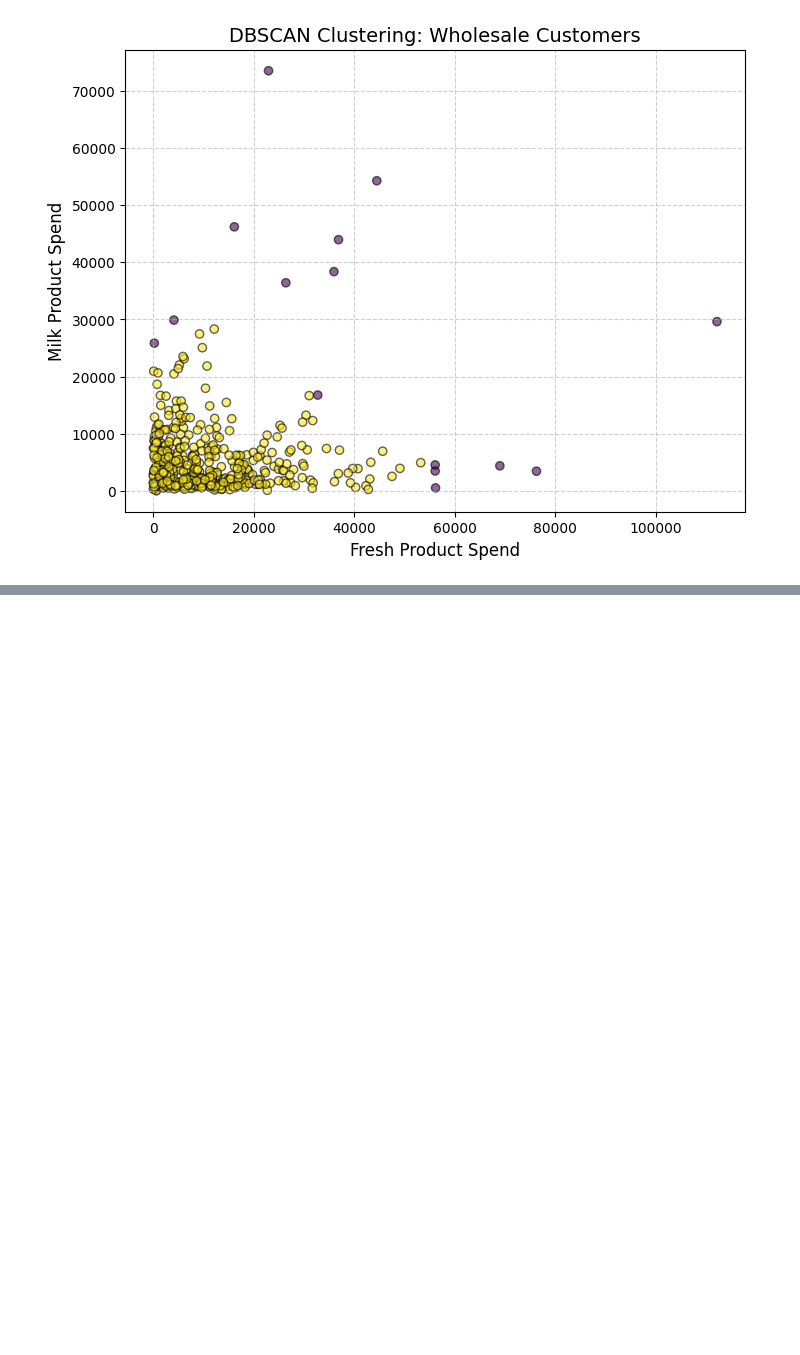
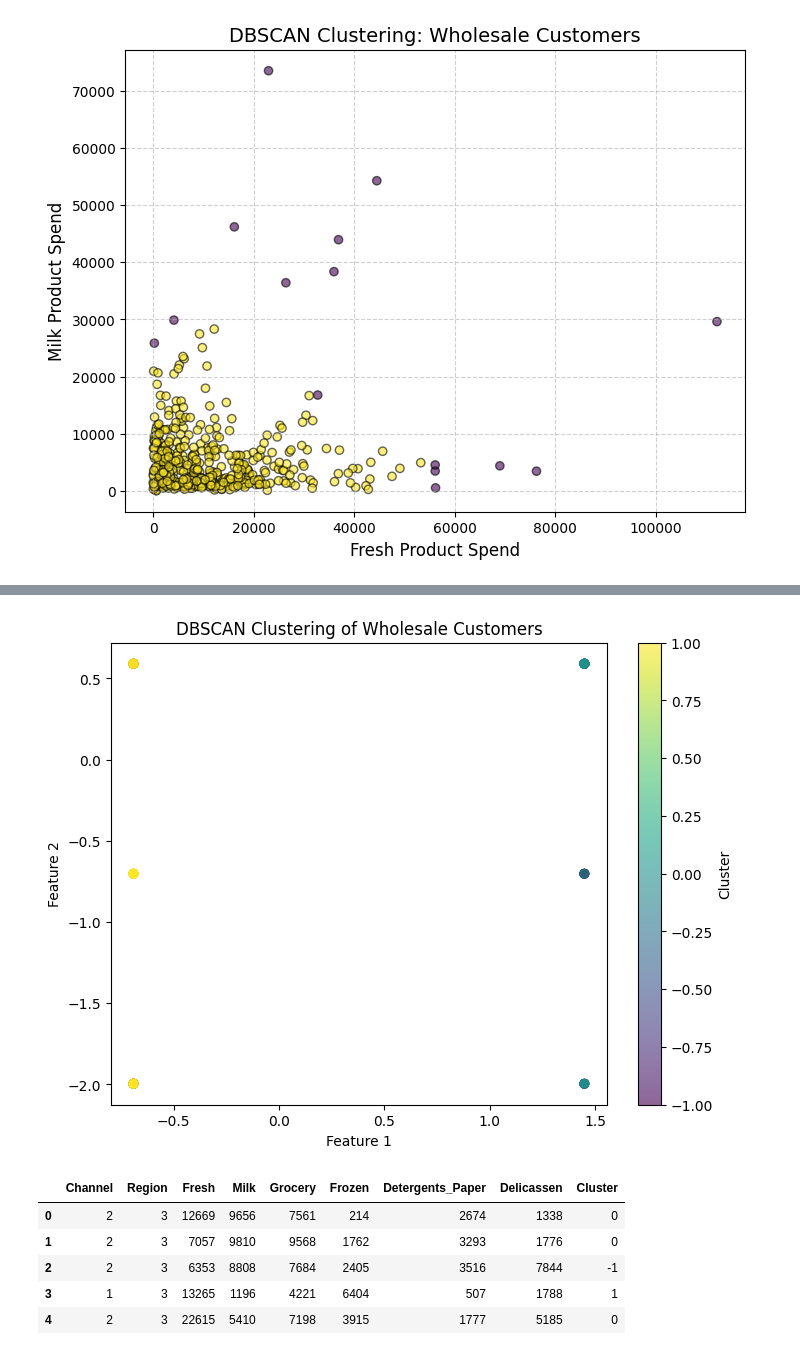
Before and after one commit to harsh-busam04/assignment_ml, a Jupyter notebook: Untitled11.ipynb, the cells around one changed output, grey strips where cells are left out. Saved outputs shown, nothing was run; the diff lists cells and outputs as text; code cells hidden in the pictures; blank space fills up the shorter version.

```diff
--- a/Untitled11.ipynb
+++ b/Untitled11.ipynb
@@ -315,0 +384,33 @@ Columns in dataset: Index(['Channel', 'Region', 'Fresh', 'Milk', 'Grocery', 'Fro
+# %%
+import pandas as pd
+import numpy as np
+import matplotlib.pyplot as plt
+from sklearn.cluster import DBSCAN
+from sklearn.preprocessing import StandardScaler
+
+df = pd.read_csv("/content/Wholesale customers data.csv")
+
+df_numeric = df.select_dtypes(include=[np.number])
+scaler = StandardScaler()
+df_scaled = scaler.fit_transform(df_numeric)
+
+dbscan = DBSCAN(eps=1.5, min_samples=5)
+df['Cluster'] = dbscan.fit_predict(df_scaled)
+
+plt.figure(figsize=(8,6))
+plt.scatter(df_scaled[:, 0], df_scaled[:, 1], c=df['Cluster'], cmap='viridis', alpha=0.6)
+plt.xlabel("Feature 1")
+plt.ylabel("Feature 2")
+plt.title("DBSCAN Clustering of Wholesale Customers")
+plt.colorbar(label="Cluster")
+plt.show()
+
+df.head()
+# %% [output]
+[figure, added]
+|  | Channel | Region | Fresh | Milk | Grocery | Frozen | Detergents_Paper | Delicassen | Cluster |
+| 0 | 2 | 3 | 12669 | 9656 | 7561 | 214 | 2674 | 1338 | 0 |
+| 1 | 2 | 3 | 7057 | 9810 | 9568 | 1762 | 3293 | 1776 | 0 |
+| 2 | 2 | 3 | 6353 | 8808 | 7684 | 2405 | 3516 | 7844 | -1 |
+| 3 | 1 | 3 | 13265 | 1196 | 4221 | 6404 | 507 | 1788 | 1 |
+| 4 | 2 | 3 | 22615 | 5410 | 7198 | 3915 | 1777 | 5185 | 0 |
```
Also changed, not shown: parts of 6 cells of this notebook.
